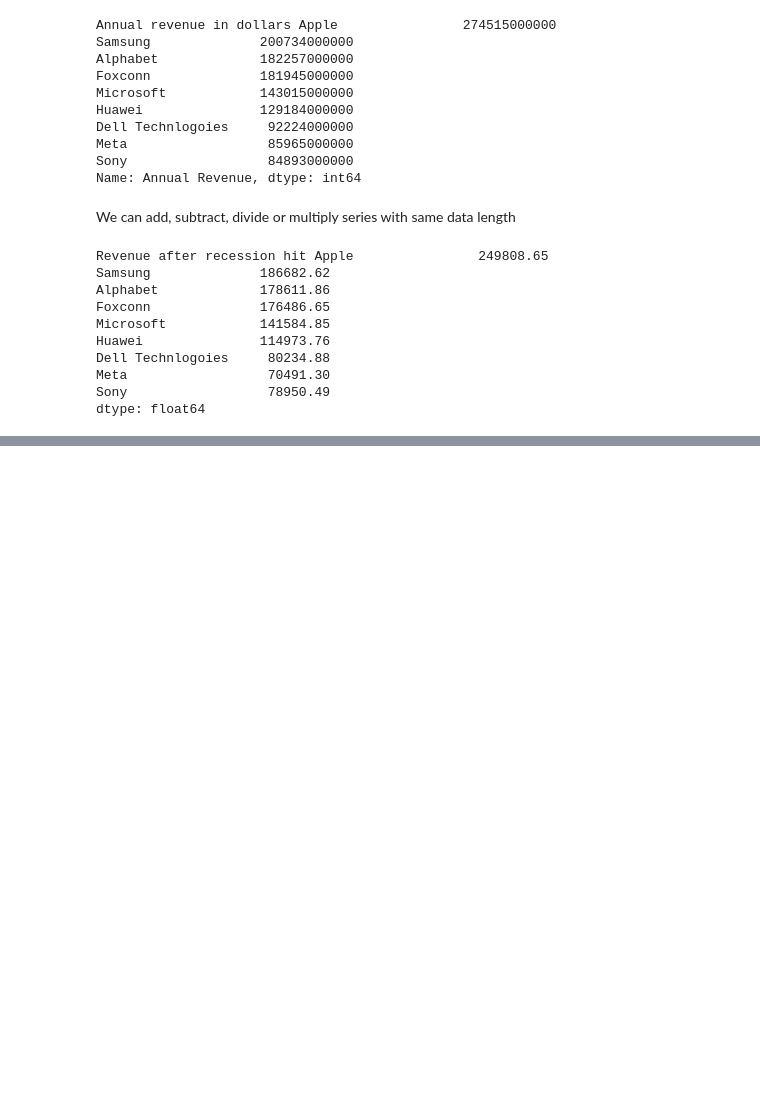
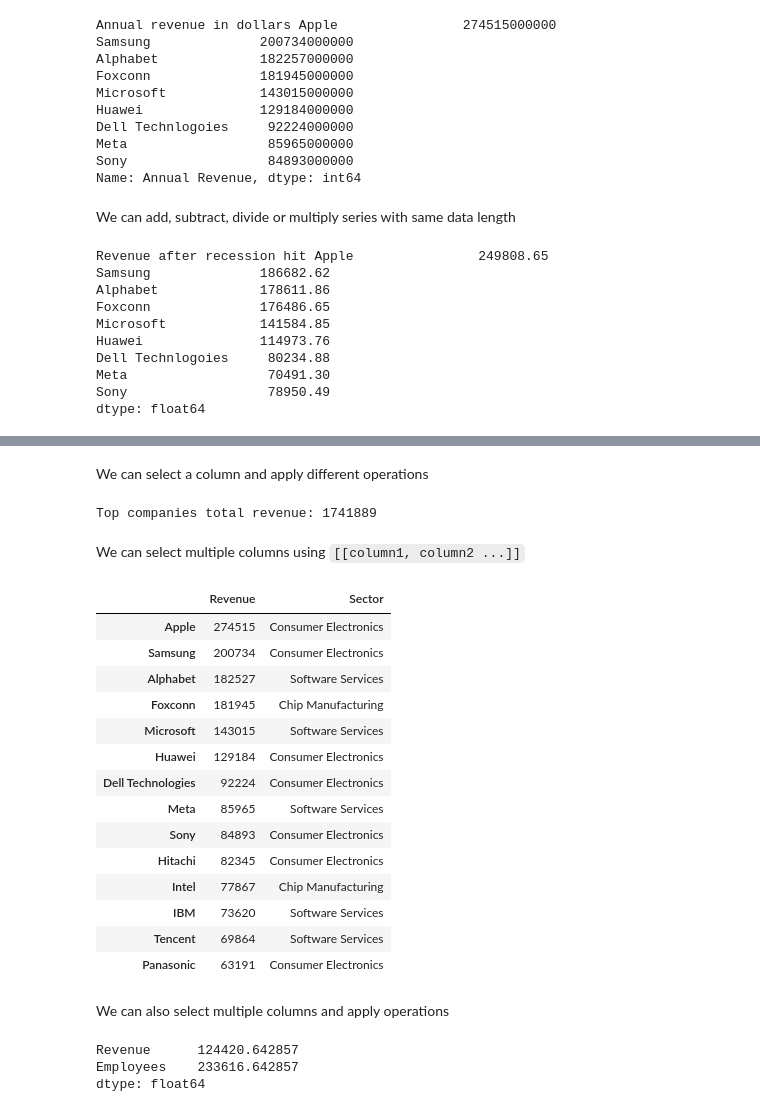
Before and after one commit to mmaazkhanhere/genai-learning-repo, a Jupyter notebook: data-analysis-course/course.ipynb, the cells around one changed output, grey strips where cells are left out. Cells and saved outputs as stored; diff of their text form; code cells hidden in the pictures; blank space fills up the shorter version.

```diff
--- a/data-analysis-course/course.ipynb
+++ b/data-analysis-course/course.ipynb
@@ -1066,0 +1241,34 @@ dtype: float64
+# %% [markdown]
+We can select a column and apply different operations
+# %%
+print(f"Top companies total revenue: {top_companies['Revenue'].sum()}")
+# %% [output]
+Top companies total revenue: 1741889
+# %% [markdown]
+We can select multiple columns using `[[column1, column2 ...]]`
+# %%
+top_companies[['Revenue', 'Sector']]
+# %% [output]
+|  | Revenue | Sector |
+| Apple | 274515 | Consumer Electronics |
+| Samsung | 200734 | Consumer Electronics |
+| Alphabet | 182527 | Software Services |
+| Foxconn | 181945 | Chip Manufacturing |
+| Microsoft | 143015 | Software Services |
+| Huawei | 129184 | Consumer Electronics |
+| Dell Technologies | 92224 | Consumer Electronics |
+| Meta | 85965 | Software Services |
+| Sony | 84893 | Consumer Electronics |
+| Hitachi | 82345 | Consumer Electronics |
+| Intel | 77867 | Chip Manufacturing |
+| IBM | 73620 | Software Services |
+| Tencent | 69864 | Software Services |
+| Panasonic | 63191 | Consumer Electronics |
+# %% [markdown]
+We can also select multiple columns and apply operations
+# %%
+top_companies[['Revenue', 'Employees']].mean()
+# %% [output]
+Revenue      124420.642857
+Employees    233616.642857
+dtype: float64
```
Also changed, not shown: parts of 36 cells of this notebook.
